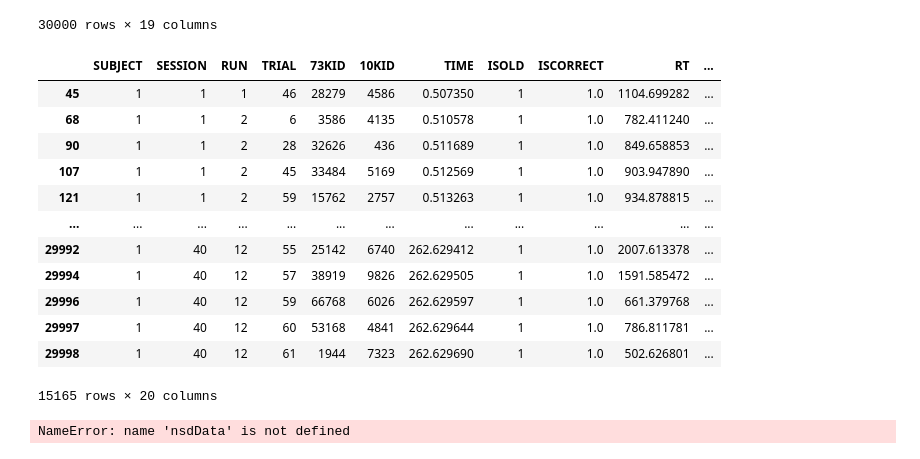
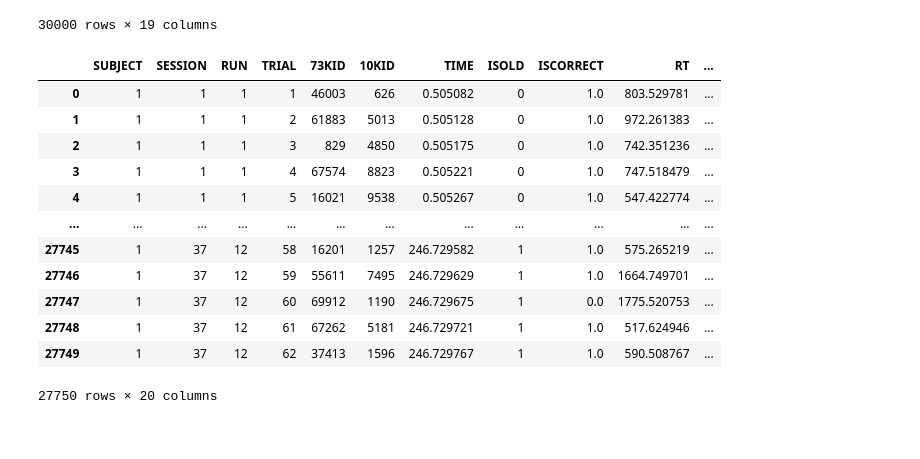
Before and after one commit to mjstarrett/nsdMemConn, a Jupyter notebook: scripts_notebooks/behav_mike-messingAround.ipynb, the cells around one changed output. Cells and saved outputs as stored; diff of their text form; code cells hidden in the pictures.

Commit message:
got rid of held out scan behavior; some awesome new plots

```diff
--- a/scripts_notebooks/behav_mike-messingAround.ipynb
+++ b/scripts_notebooks/behav_mike-messingAround.ipynb
@@ -35,22 +36,22 @@ nsdBehav.loc[((nsdBehav["ISOLD"] == 0) & (nsdBehav["ISCORRECT"] == 1)), "SigDete
 nsdBehav.loc[((nsdBehav["ISOLD"] == 0) & (nsdBehav["ISCORRECT"] == 0)), "SigDetection"] = 3
 nsdBehav.loc[(pd.isna(nsdBehav["BUTTON"])), "SigDetection"] = 4
 # %%
-nsdBehav.loc[nsdBehav["SigDetection"] == "hit", :]
+# get rid of the behavioral data corresponding to the last 3 held out runs
+nsdBehav = nsdBehav[(nsdBehav["SESSION"] <= 37)]
+nsdBehav
 # %% [output]
 |  | SUBJECT | SESSION | RUN | TRIAL | 73KID | 10KID | TIME | ISOLD | ISCORRECT | RT | ... |
-| 45 | 1 | 1 | 1 | 46 | 28279 | 4586 | 0.507350 | 1 | 1.0 | 1104.699282 | ... |
-| 68 | 1 | 1 | 2 | 6 | 3586 | 4135 | 0.510578 | 1 | 1.0 | 782.411240 | ... |
-| 90 | 1 | 1 | 2 | 28 | 32626 | 436 | 0.511689 | 1 | 1.0 | 849.658853 | ... |
-| 107 | 1 | 1 | 2 | 45 | 33484 | 5169 | 0.512569 | 1 | 1.0 | 903.947890 | ... |
-| 121 | 1 | 1 | 2 | 59 | 15762 | 2757 | 0.513263 | 1 | 1.0 | 934.878815 | ... |
+| 0 | 1 | 1 | 1 | 1 | 46003 | 626 | 0.505082 | 0 | 1.0 | 803.529781 | ... |
+| 1 | 1 | 1 | 1 | 2 | 61883 | 5013 | 0.505128 | 0 | 1.0 | 972.261383 | ... |
+| 2 | 1 | 1 | 1 | 3 | 829 | 4850 | 0.505175 | 0 | 1.0 | 742.351236 | ... |
+| 3 | 1 | 1 | 1 | 4 | 67574 | 8823 | 0.505221 | 0 | 1.0 | 747.518479 | ... |
+| 4 | 1 | 1 | 1 | 5 | 16021 | 9538 | 0.505267 | 0 | 1.0 | 547.422774 | ... |
 | ... | ... | ... | ... | ... | ... | ... | ... | ... | ... | ... | ... |
-| 29992 | 1 | 40 | 12 | 55 | 25142 | 6740 | 262.629412 | 1 | 1.0 | 2007.613378 | ... |
-| 29994 | 1 | 40 | 12 | 57 | 38919 | 9826 | 262.629505 | 1 | 1.0 | 1591.585472 | ... |
-| 29996 | 1 | 40 | 12 | 59 | 66768 | 6026 | 262.629597 | 1 | 1.0 | 661.379768 | ... |
-| 29997 | 1 | 40 | 12 | 60 | 53168 | 4841 | 262.629644 | 1 | 1.0 | 786.811781 | ... |
-| 29998 | 1 | 40 | 12 | 61 | 1944 | 7323 | 262.629690 | 1 | 1.0 | 502.626801 | ... |
+| 27745 | 1 | 37 | 12 | 58 | 16201 | 1257 | 246.729582 | 1 | 1.0 | 575.265219 | ... |
+| 27746 | 1 | 37 | 12 | 59 | 55611 | 7495 | 246.729629 | 1 | 1.0 | 1664.749701 | ... |
+| 27747 | 1 | 37 | 12 | 60 | 69912 | 1190 | 246.729675 | 1 | 0.0 | 1775.520753 | ... |
+| 27748 | 1 | 37 | 12 | 61 | 67262 | 5181 | 246.729721 | 1 | 1.0 | 517.624946 | ... |
+| 27749 | 1 | 37 | 12 | 62 | 37413 | 1596 | 246.729767 | 1 | 1.0 | 590.508767 | ... |
-15165 rows × 20 columns
+27750 rows × 20 columns
 # %%
-nsdData.to_csv("nsd_s1_sigDetect", sep = '\t')
+nsdBehav.to_csv("nsd_s1_sigDetect", sep = '\t')
-# %% [output]
-NameError: name 'nsdData' is not defined
```
Also changed, not shown: parts of 8 cells of this notebook, 1 other file.
